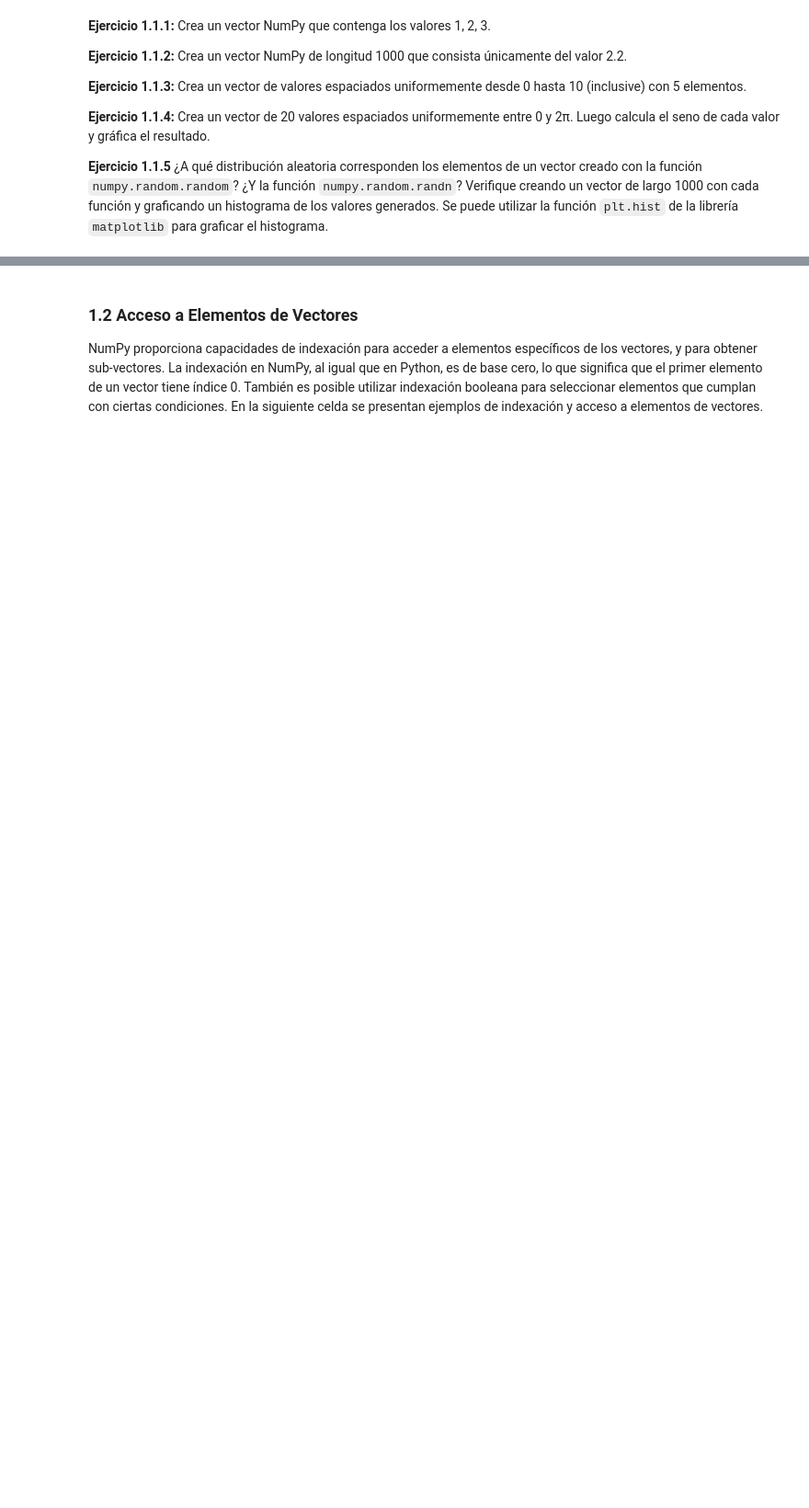
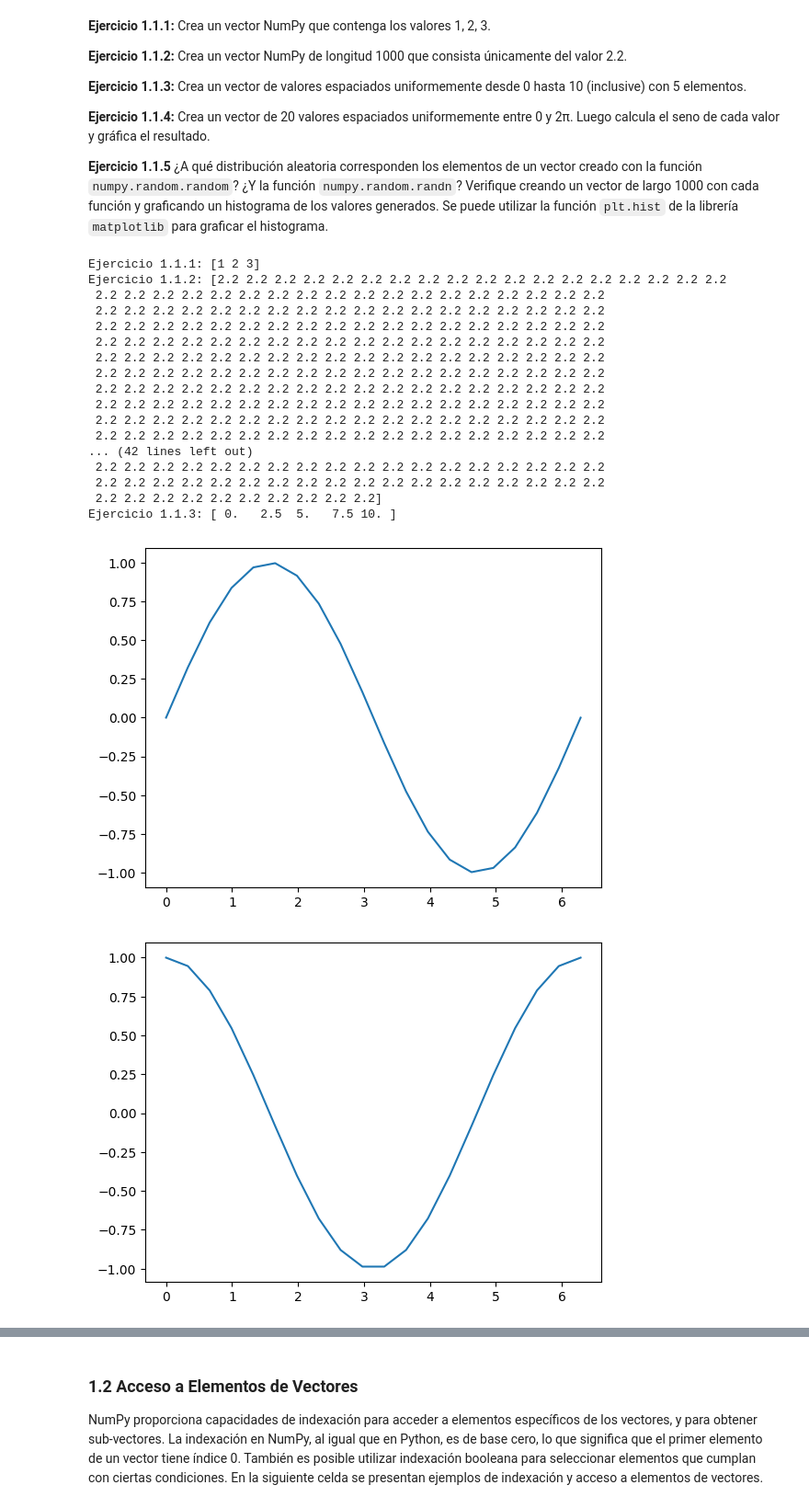
Before and after one commit to chihiroarias/Math-Machine-Learning, a Jupyter notebook: UNIT1/lab1.ipynb, the cells around one changed output, grey strips where cells are left out. Shown at 92% size. Drawn from its saved outputs; the diff is of its cells as text; code cells hidden in the pictures; blank space fills up the shorter version.

```diff
--- a/UNIT1/lab1.ipynb
+++ b/UNIT1/lab1.ipynb
@@ -91,0 +110,51 @@ Error:
+# %%
+# Completar aquí el código correspondiente a los ejercicios anteriores
+
+# Ejercicio 1.1.1: Crear un vector NumPy que contenga los valores 1,2,3
+
+vect1 = np.array([1, 2, 3]) # np.array() --> crea un array a partir de una lista o tupla
+print(f"Ejercicio 1.1.1: {vect1}")
+
+# Ejercicio 1.1.2: Crea un vector NumPy de longitud 1000 que consista únicamente del valor 2.2.
+
+vect2 = np.full(1000, 2.2) # np.full(shape, fill_value) --> shape: forma del array, fill_value: valor con el que se llenará el array
+print(f"Ejercicio 1.1.2: {vect2}")
+
+
+# Ejercicio 1.1.3:  Crea un vector de valores espaciados uniformemente desde 0 hasta 10 (inclusive) con 5 elementos.
+
+vect3 = np.linspace(0, 10, 5) # start, stop, num --> start: valor inicial, stop: valor final, num: número de elementos
+print(f"Ejercicio 1.1.3: {vect3}") #  [ 0.   2.5  5.   7.5 10. ]
+
+# Ejercicio 1.1.4: Crea un vector de 20 valores espaciados uniformemente entre 0 y 2π. Luego calcula el seno de cada valor y gráfica el resultado.
+
+vect4 = np.linspace(0, 2 * np.pi, 20) # np.pi --> valor de π
+sine_values = np.sin(vect4) # np.sin() --> calcula el seno de cada elemento del array
+plt.plot(vect4, sine_values) # plt.plot(x, y) --> grafica y en función de x
+plt.show()
+
+# Complement
+vect4_2 = np.linspace(0, 2 * np.pi, 20) # np.pi --> valor de 2. La idea ahora es hacer lo mismo con el coseno
+cosine_values = np.cos(vect4_2) # np.cos() --> calcula el coseno de cada elemento del array
+plt.plot(vect4_2, cosine_values) # plt.plot(x, y) --> grafica y en función de x
+plt.show()
+# %% [output]
+Ejercicio 1.1.1: [1 2 3]
+Ejercicio 1.1.2: [2.2 2.2 2.2 2.2 2.2 2.2 2.2 2.2 2.2 2.2 2.2 2.2 2.2 2.2 2.2 2.2 2.2 2.2
+ 2.2 2.2 2.2 2.2 2.2 2.2 2.2 2.2 2.2 2.2 2.2 2.2 2.2 2.2 2.2 2.2 2.2 2.2
+ 2.2 2.2 2.2 2.2 2.2 2.2 2.2 2.2 2.2 2.2 2.2 2.2 2.2 2.2 2.2 2.2 2.2 2.2
+ 2.2 2.2 2.2 2.2 2.2 2.2 2.2 2.2 2.2 2.2 2.2 2.2 2.2 2.2 2.2 2.2 2.2 2.2
+ 2.2 2.2 2.2 2.2 2.2 2.2 2.2 2.2 2.2 2.2 2.2 2.2 2.2 2.2 2.2 2.2 2.2 2.2
+ 2.2 2.2 2.2 2.2 2.2 2.2 2.2 2.2 2.2 2.2 2.2 2.2 2.2 2.2 2.2 2.2 2.2 2.2
+ 2.2 2.2 2.2 2.2 2.2 2.2 2.2 2.2 2.2 2.2 2.2 2.2 2.2 2.2 2.2 2.2 2.2 2.2
+ 2.2 2.2 2.2 2.2 2.2 2.2 2.2 2.2 2.2 2.2 2.2 2.2 2.2 2.2 2.2 2.2 2.2 2.2
+ 2.2 2.2 2.2 2.2 2.2 2.2 2.2 2.2 2.2 2.2 2.2 2.2 2.2 2.2 2.2 2.2 2.2 2.2
+ 2.2 2.2 2.2 2.2 2.2 2.2 2.2 2.2 2.2 2.2 2.2 2.2 2.2 2.2 2.2 2.2 2.2 2.2
+ 2.2 2.2 2.2 2.2 2.2 2.2 2.2 2.2 2.2 2.2 2.2 2.2 2.2 2.2 2.2 2.2 2.2 2.2
+... (42 lines left out)
+ 2.2 2.2 2.2 2.2 2.2 2.2 2.2 2.2 2.2 2.2 2.2 2.2 2.2 2.2 2.2 2.2 2.2 2.2
+ 2.2 2.2 2.2 2.2 2.2 2.2 2.2 2.2 2.2 2.2 2.2 2.2 2.2 2.2 2.2 2.2 2.2 2.2
+ 2.2 2.2 2.2 2.2 2.2 2.2 2.2 2.2 2.2 2.2]
+Ejercicio 1.1.3: [ 0.   2.5  5.   7.5 10. ]
+[figure, added]
+[figure, added]
```
Also changed, not shown: parts of 34 cells of this notebook.
